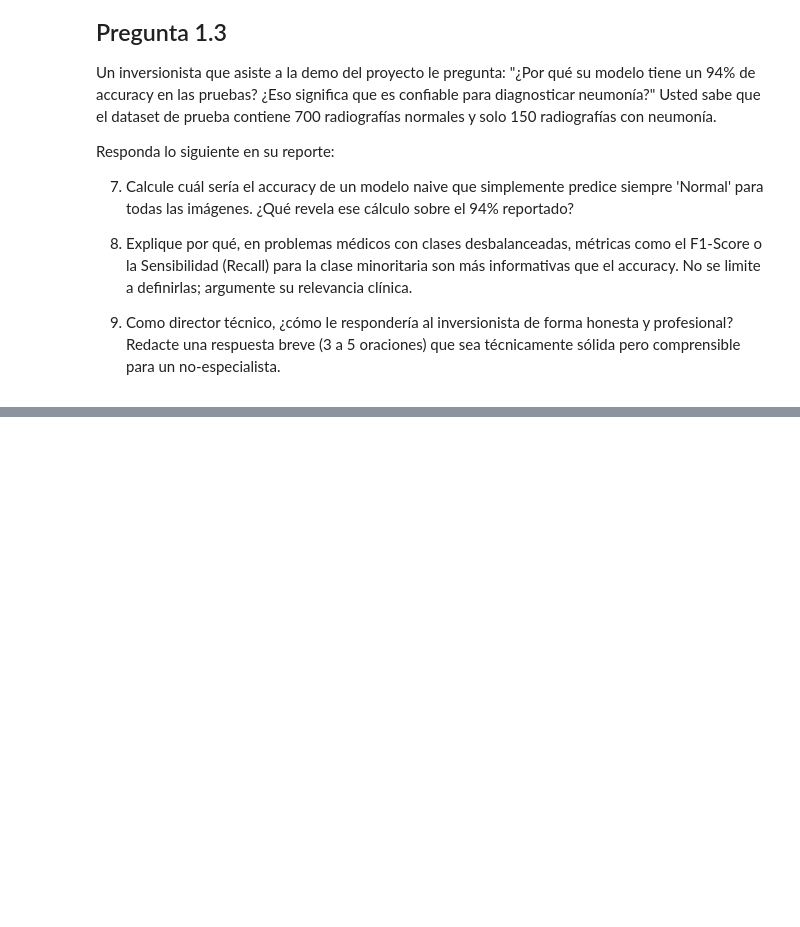
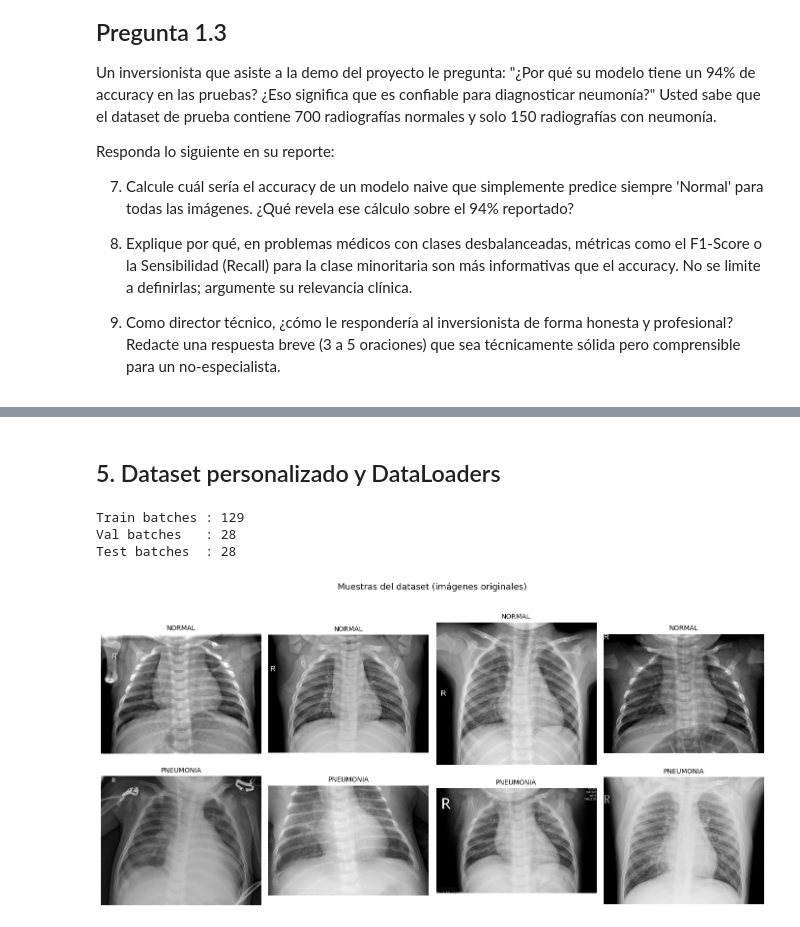
Before and after one commit to Its-Japo/VisionXComputadora, a Jupyter notebook: Lab_7/lab7.ipynb, the cells around one changed output, grey strips where cells are left out. Drawn from its saved outputs; the diff is of its cells as text; code cells hidden in the pictures; blank space fills up the shorter version.

```diff
--- a/Lab_7/lab7.ipynb
+++ b/Lab_7/lab7.ipynb
@@ -101,0 +313,57 @@ un no-especialista.
+# %% [markdown]
+## 5. Dataset personalizado y DataLoaders
+# %%
+class ChestXRayDataset(Dataset):
+    """Dataset para radiografías con rutas e índices de clase."""
+
+    def __init__(self, paths, labels, transform=None):
+        self.paths     = paths
+        self.labels    = labels
+        self.transform = transform
+
+    def __len__(self):
+        return len(self.paths)
+
+    def __getitem__(self, idx):
+        img   = Image.open(self.paths[idx]).convert("RGB")
+        label = int(self.labels[idx])
+        if self.transform:
+            img = self.transform(img)
+        return img, label
+
+
+# ── Crear datasets ────────────────────────────────────────────────────────────
+train_ds = ChestXRayDataset(all_paths[train_idx], all_labels[train_idx], transform=train_transform)
+val_ds   = ChestXRayDataset(all_paths[val_idx],   all_labels[val_idx],   transform=eval_transform)
+test_ds  = ChestXRayDataset(all_paths[test_idx],  all_labels[test_idx],  transform=eval_transform)
+
+BATCH_SIZE = 32
+
+train_loader = DataLoader(train_ds, batch_size=BATCH_SIZE, shuffle=True,  num_workers=0, pin_memory=True)
+val_loader   = DataLoader(val_ds,   batch_size=BATCH_SIZE, shuffle=False, num_workers=0, pin_memory=True)
+test_loader  = DataLoader(test_ds,  batch_size=BATCH_SIZE, shuffle=False, num_workers=0, pin_memory=True)
+
+print(f"Train batches : {len(train_loader)}")
+print(f"Val batches   : {len(val_loader)}")
+print(f"Test batches  : {len(test_loader)}")
+
+# ── Visualizar muestras ───────────────────────────────────────────────────────
+CLASS_NAMES = ["NORMAL", "PNEUMONIA"]
+
+fig, axes = plt.subplots(2, 4, figsize=(14, 7))
+for cls_idx in range(2):
+    cls_indices = np.where(all_labels[train_idx] == cls_idx)[0][:4]
+    for col, i in enumerate(cls_indices):
+        img = Image.open(all_paths[train_idx[i]]).convert("L")
+        axes[cls_idx, col].imshow(img, cmap="gray")
+        axes[cls_idx, col].set_title(CLASS_NAMES[cls_idx], fontsize=10)
+        axes[cls_idx, col].axis("off")
+
+plt.suptitle("Muestras del dataset (imágenes originales)", fontsize=13, y=1.02)
+plt.tight_layout()
+plt.show()
+# %% [output]
+Train batches : 129
+Val batches   : 28
+Test batches  : 28
+[figure, added]
```
Also changed, not shown: parts of 24 cells of this notebook.
